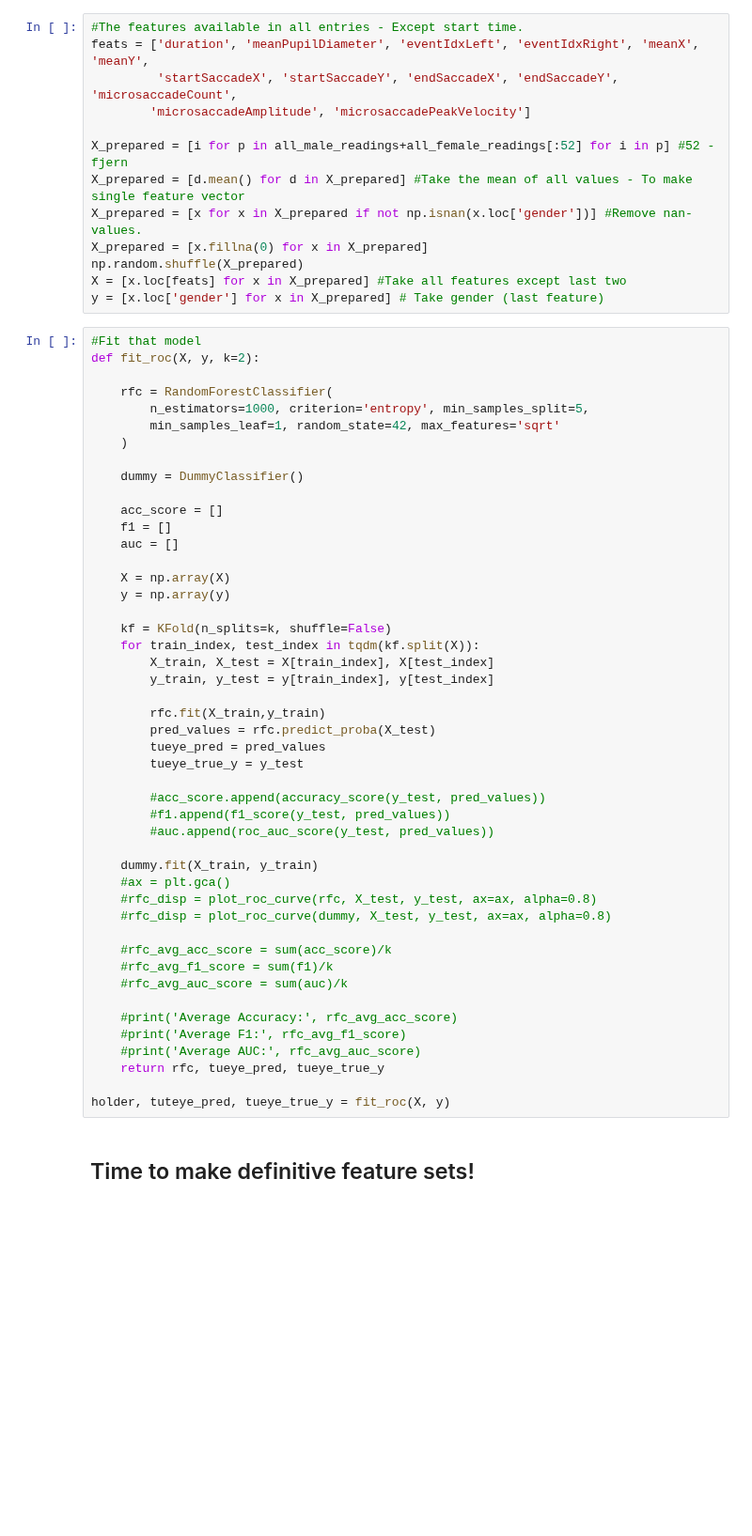
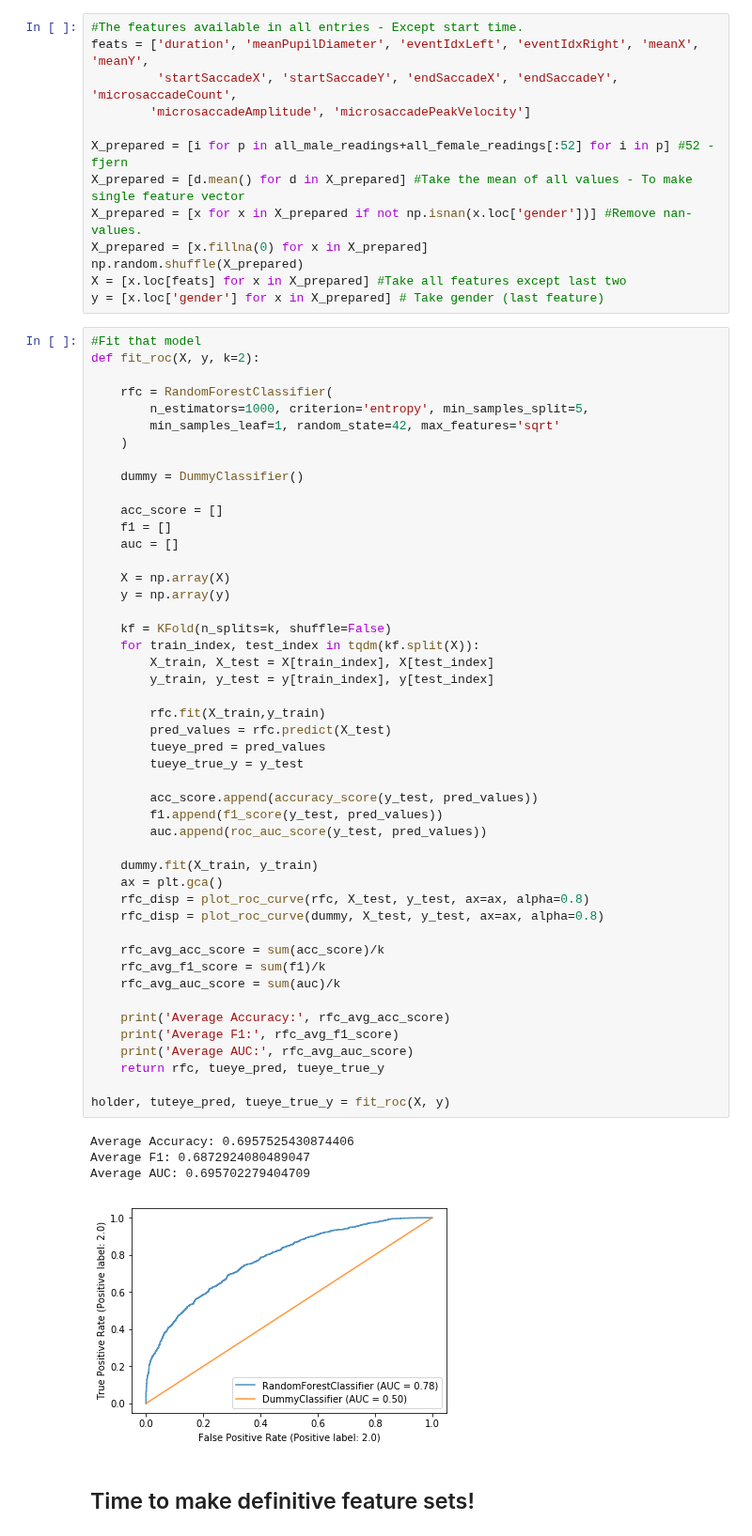
Before and after one commit to kroglkt/CogSci3, a Jupyter notebook: tueyeq_alt.ipynb, the cells around one changed output. Shown at 94% size. Saved outputs shown, nothing was run; the diff lists cells and outputs as text; blank space fills up the shorter version.

```diff
--- a/tueyeq_alt.ipynb
+++ b/tueyeq_alt.ipynb
@@ -140,46 +140,51 @@ def fit_roc(X, y, k=2):
     rfc = RandomForestClassifier(
         n_estimators=1000, criterion='entropy', min_samples_split=5,
         min_samples_leaf=1, random_state=42, max_features='sqrt'
     )
 
     dummy = DummyClassifier()
 
     acc_score = []
     f1 = []
     auc = []
 
     X = np.array(X)
     y = np.array(y)
 
     kf = KFold(n_splits=k, shuffle=False)
     for train_index, test_index in tqdm(kf.split(X)):
         X_train, X_test = X[train_index], X[test_index]
         y_train, y_test = y[train_index], y[test_index]
 
         rfc.fit(X_train,y_train)
-        pred_values = rfc.predict_proba(X_test)
+        pred_values = rfc.predict(X_test)
         tueye_pred = pred_values
         tueye_true_y = y_test
 
-        #acc_score.append(accuracy_score(y_test, pred_values))
-        #f1.append(f1_score(y_test, pred_values))
-        #auc.append(roc_auc_score(y_test, pred_values))
+        acc_score.append(accuracy_score(y_test, pred_values))
+        f1.append(f1_score(y_test, pred_values))
+        auc.append(roc_auc_score(y_test, pred_values))
 
     dummy.fit(X_train, y_train)
-    #ax = plt.gca()
-    #rfc_disp = plot_roc_curve(rfc, X_test, y_test, ax=ax, alpha=0.8)
-    #rfc_disp = plot_roc_curve(dummy, X_test, y_test, ax=ax, alpha=0.8)
+    ax = plt.gca()
+    rfc_disp = plot_roc_curve(rfc, X_test, y_test, ax=ax, alpha=0.8)
+    rfc_disp = plot_roc_curve(dummy, X_test, y_test, ax=ax, alpha=0.8)
 
-    #rfc_avg_acc_score = sum(acc_score)/k
-    #rfc_avg_f1_score = sum(f1)/k
-    #rfc_avg_auc_score = sum(auc)/k
+    rfc_avg_acc_score = sum(acc_score)/k
+    rfc_avg_f1_score = sum(f1)/k
+    rfc_avg_auc_score = sum(auc)/k
 
-    #print('Average Accuracy:', rfc_avg_acc_score)
-    #print('Average F1:', rfc_avg_f1_score)
-    #print('Average AUC:', rfc_avg_auc_score)
+    print('Average Accuracy:', rfc_avg_acc_score)
+    print('Average F1:', rfc_avg_f1_score)
+    print('Average AUC:', rfc_avg_auc_score)
     return rfc, tueye_pred, tueye_true_y
 
 holder, tuteye_pred, tueye_true_y = fit_roc(X, y)
+# %% [output]
+Average Accuracy: 0.6957525430874406
+Average F1: 0.6872924080489047
+Average AUC: 0.695702279404709
+[figure, added]
 # %% [markdown]
 ## Time to make definitive feature sets!
 # %%
```
Also changed, not shown: parts of 5 cells of this notebook, 6 other files.
